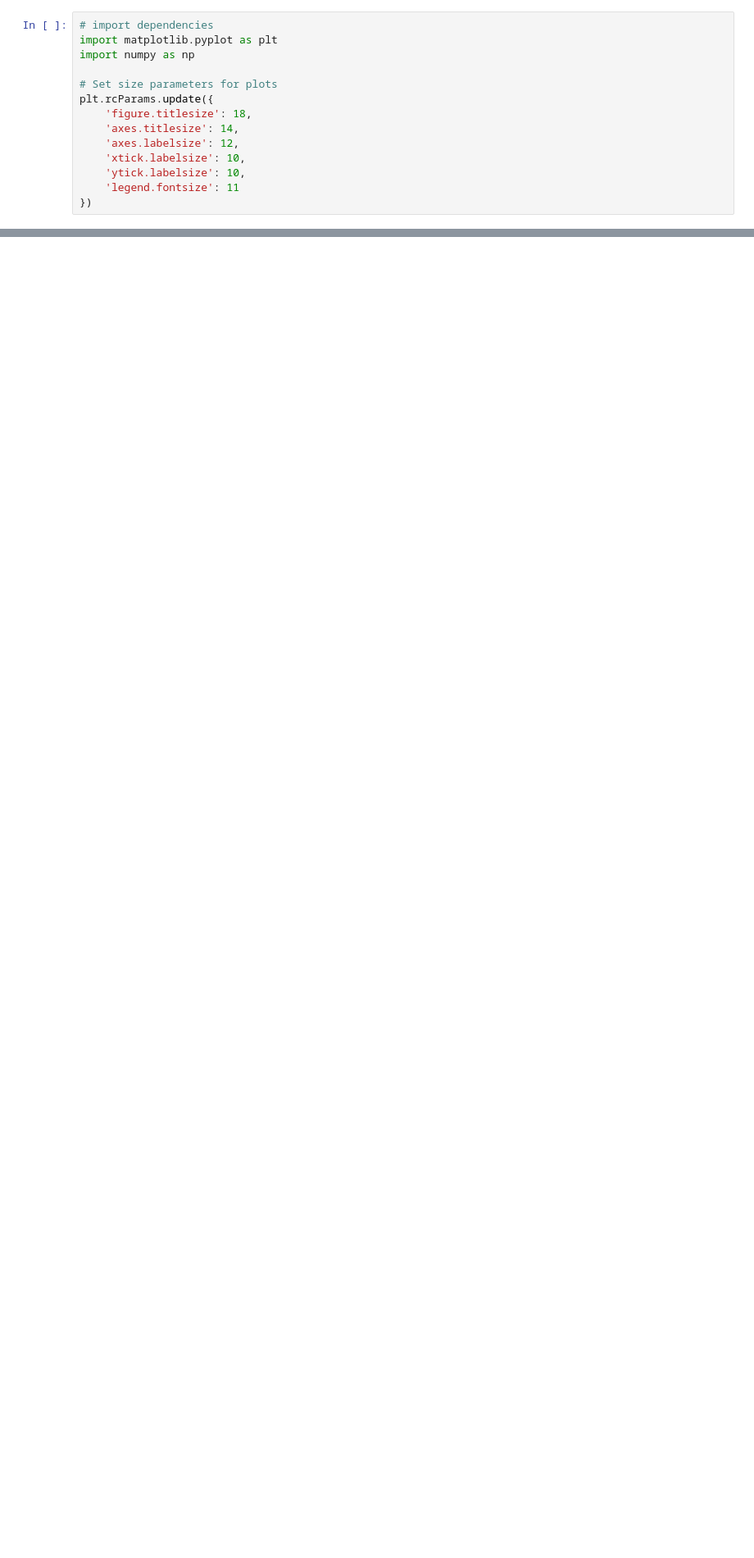
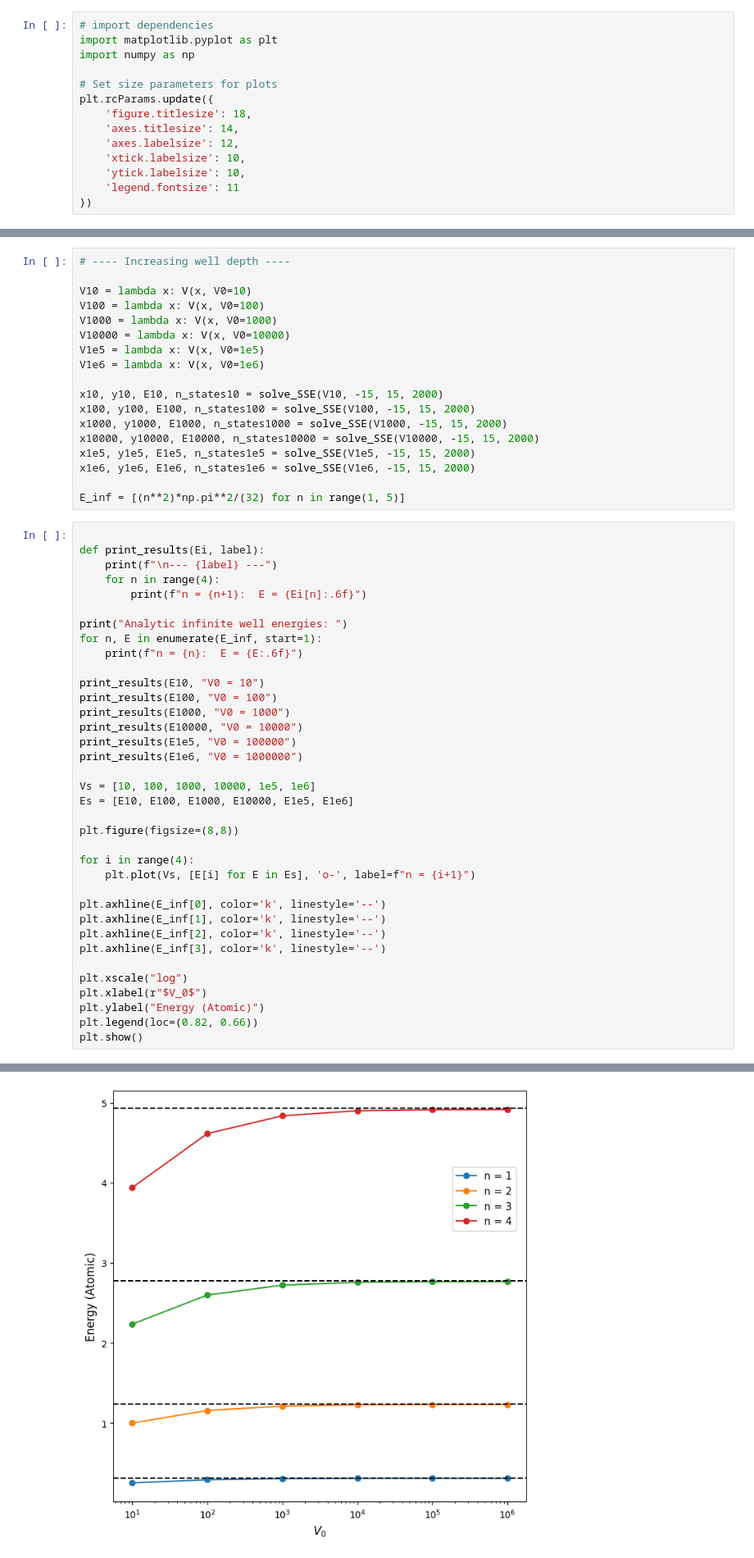
Before and after one commit to hdauphin/PHYS420Fall25, a Jupyter notebook: HW07_Project2.ipynb, the cells around one changed output, grey strips where cells are left out. Shown at 82% size. Drawn from its saved outputs; the diff is of its cells as text; blank space fills up the shorter version.

```diff
--- a/HW07_Project2.ipynb
+++ b/HW07_Project2.ipynb
@@ -114,0 +128,55 @@ plt.show()
+# %%
+# ---- Increasing well depth ----
+
+V10 = lambda x: V(x, V0=10)
+V100 = lambda x: V(x, V0=100)
+V1000 = lambda x: V(x, V0=1000)
+V10000 = lambda x: V(x, V0=10000)
+V1e5 = lambda x: V(x, V0=1e5)
+V1e6 = lambda x: V(x, V0=1e6)
+
+x10, y10, E10, n_states10 = solve_SSE(V10, -15, 15, 2000)
+x100, y100, E100, n_states100 = solve_SSE(V100, -15, 15, 2000)
+x1000, y1000, E1000, n_states1000 = solve_SSE(V1000, -15, 15, 2000)
+x10000, y10000, E10000, n_states10000 = solve_SSE(V10000, -15, 15, 2000)
+x1e5, y1e5, E1e5, n_states1e5 = solve_SSE(V1e5, -15, 15, 2000)
+x1e6, y1e6, E1e6, n_states1e6 = solve_SSE(V1e6, -15, 15, 2000)
+
+E_inf = [(n**2)*np.pi**2/(32) for n in range(1, 5)]
+# %%
+
+def print_results(Ei, label):
+    print(f"\n--- {label} ---")
+    for n in range(4):
+        print(f"n = {n+1}:  E = {Ei[n]:.6f}")
+
+print("Analytic infinite well energies: ")
+for n, E in enumerate(E_inf, start=1):
+    print(f"n = {n}:  E = {E:.6f}")
+
+print_results(E10, "V0 = 10")
+print_results(E100, "V0 = 100")
+print_results(E1000, "V0 = 1000")
+print_results(E10000, "V0 = 10000")
+print_results(E1e5, "V0 = 100000")
+print_results(E1e6, "V0 = 1000000")
+
+Vs = [10, 100, 1000, 10000, 1e5, 1e6]
+Es = [E10, E100, E1000, E10000, E1e5, E1e6]
+
+plt.figure(figsize=(8,8))
+
+for i in range(4):
+    plt.plot(Vs, [E[i] for E in Es], 'o-', label=f"n = {i+1}")
+
+plt.axhline(E_inf[0], color='k', linestyle='--')
+plt.axhline(E_inf[1], color='k', linestyle='--')
+plt.axhline(E_inf[2], color='k', linestyle='--')
+plt.axhline(E_inf[3], color='k', linestyle='--')
+
+plt.xscale("log")
+plt.xlabel(r"$V_0$")
+plt.ylabel("Energy (Atomic)")
+plt.legend(loc=(0.82, 0.66))
+plt.show()
+# %% [output]
@@ -114,0 +200 @@ plt.show()
+[figure, added]
```
Also changed, not shown: parts of 6 cells of this notebook.
